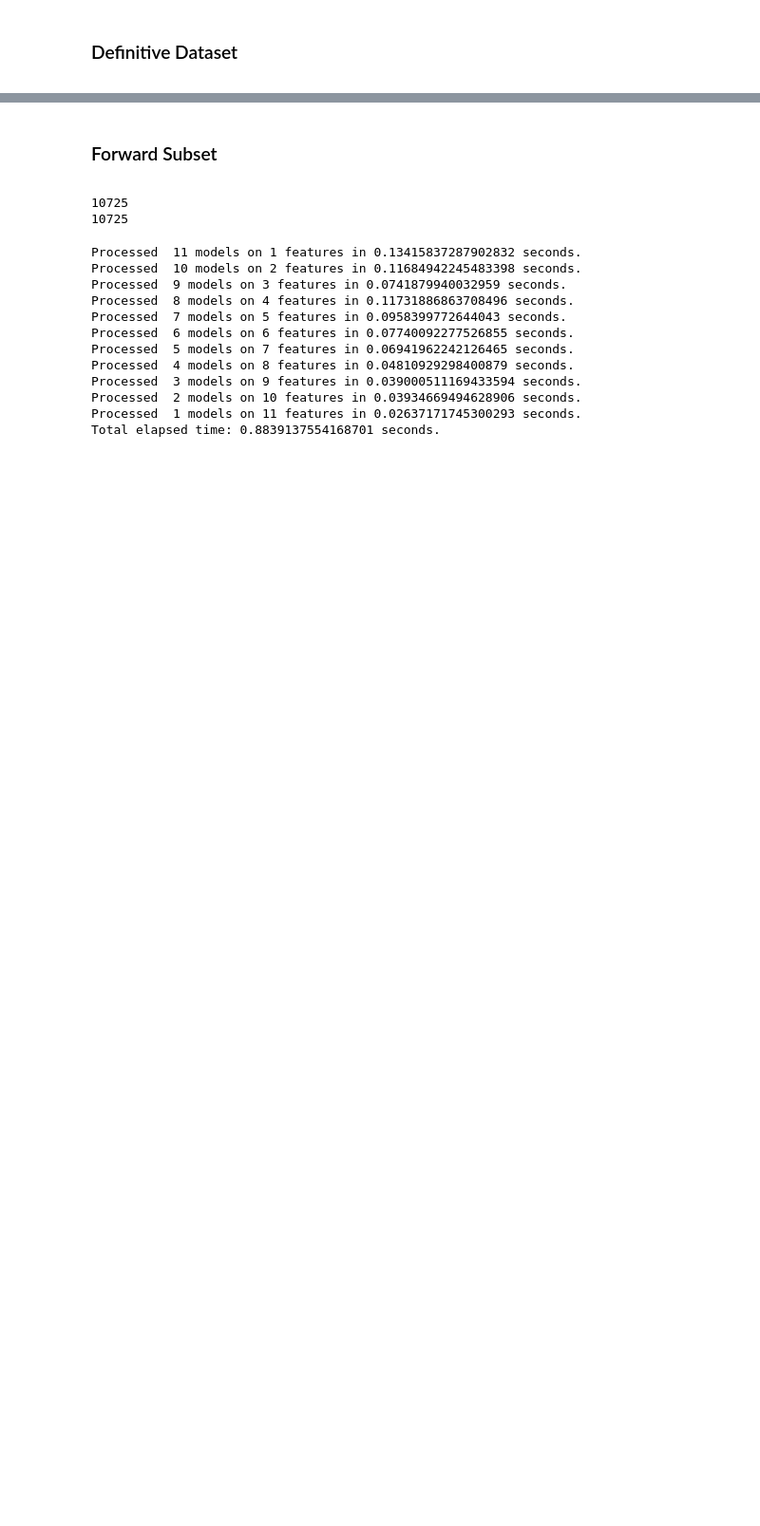
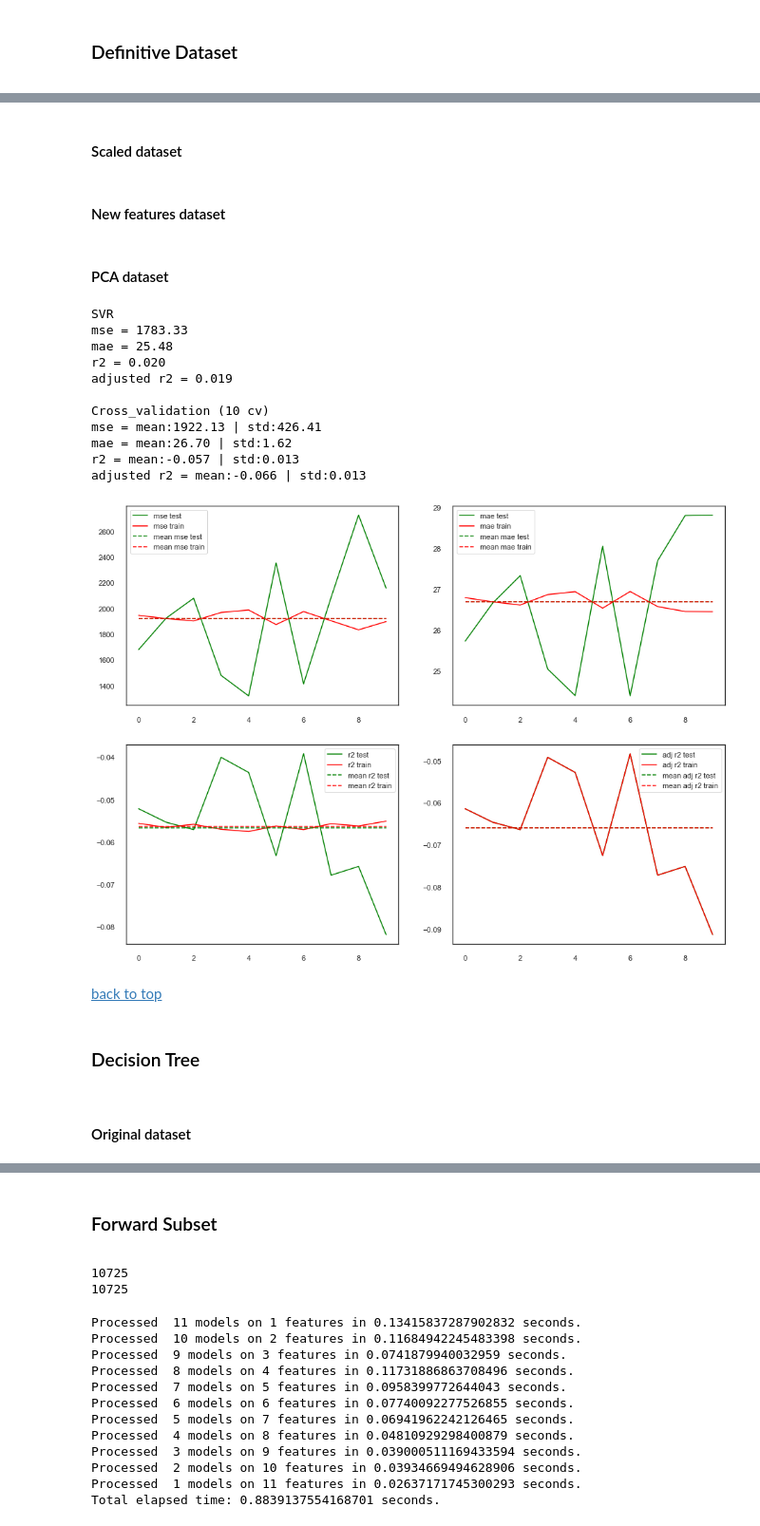
Before and after one commit to flaviendeseure/Airbnb_berlin_price_prediction, a Jupyter notebook: Projet - Airbnb Berlin Price Prediction.ipynb, the cells around one changed output, grey strips where cells are left out. Shown at 95% size. Cells and saved outputs as stored; diff of their text form; code cells hidden in the pictures; blank space fills up the shorter version.

```diff
--- a/Projet - Airbnb Berlin Price Prediction.ipynb
+++ b/Projet - Airbnb Berlin Price Prediction.ipynb
@@ -2284,0 +2311,31 @@ Pipeline(steps=[('column_transformer',
+# %% [markdown]
+#### Scaled dataset
+# %% [markdown]
+#### New features dataset
+# %% [markdown]
+#### PCA dataset
+# %%
+model = SVR()
+model.fit(X_train_cleaned_pca, y_train)
+score_model(model, X_test_cleaned_pca, y_test, cross_valid=True)
+# %% [output]
+SVR
+mse = 1783.33
+mae = 25.48
+r2 = 0.020
+adjusted r2 = 0.019
+
+Cross_validation (10 cv)
+mse = mean:1922.13 | std:426.41
+mae = mean:26.70 | std:1.62
+r2 = mean:-0.057 | std:0.013
+adjusted r2 = mean:-0.066 | std:0.013
+[figure, added]
+# %% [markdown]
+<a href="#top">back to top</a>
+# %% [markdown]
+<a name="Decision Tree">
+
+### Decision Tree
+# %% [markdown]
+#### Original dataset
```
Also changed, not shown: parts of 168 cells of this notebook.
